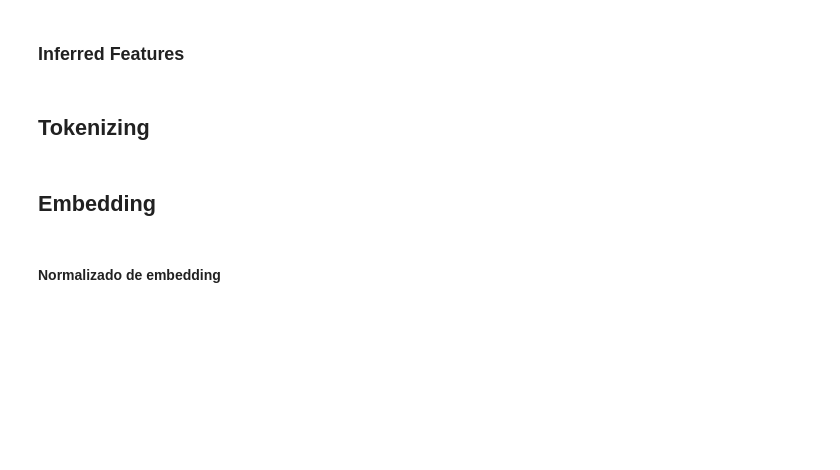
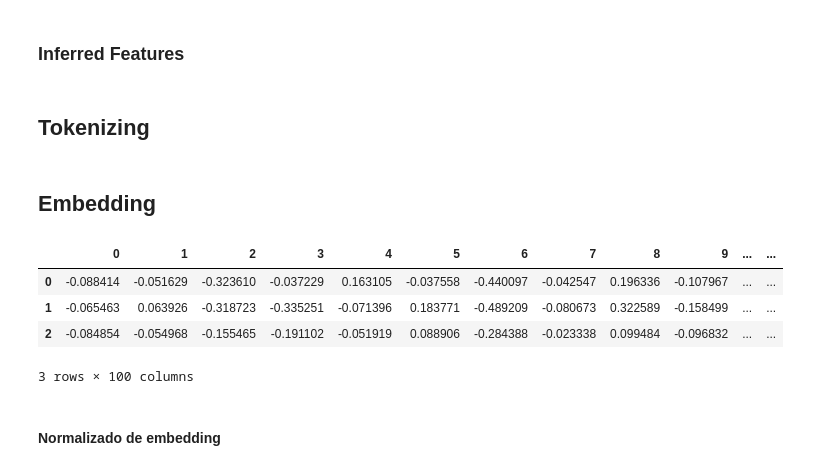
Before and after one commit to MrtC101/ia-2-uncuyo-2023, a Jupyter notebook: source/predict.ipynb, the cells around one changed output. Saved outputs shown, nothing was run; the diff lists cells and outputs as text; code cells hidden in the pictures; blank space fills up the shorter version.

```diff
--- a/source/predict.ipynb
+++ b/source/predict.ipynb
@@ -89,3 +87,8 @@ test_dataset = pd.read_csv("../../data/test_essays.csv")
+# %%
+test_dataset = pd.read_csv("../data/test_essays.csv")
+tokenizer = PreTrainedTokenizerFast.from_pretrained("../data/weight/preTrainedTokenizer/")
+doc_model = doc2vec.Doc2Vec.load("../data/weight/EmbeddingModel.bin")
+model = keras.models.load_model("../data/weight/DenseNetwork.keras")
 # %% [markdown]
 ## Tokenizing
 # %%
@@ -103,3 +100,14 @@ embeddings_test_dataset = pd.DataFrame(np.reshape(arr,(len(arr), 100)))
+# %%
+#load embeddings model
+embeddings_matrix = [doc_model.infer_vector(tokenList) for tokenList in tokenized_test["text"]]
+embeddings_test_dataset = pd.DataFrame(embeddings_matrix)
+embeddings_test_dataset
+# %% [output]
+|  | 0 | 1 | 2 | 3 | 4 | 5 | 6 | 7 | 8 | 9 | ... | ... |
+| 0 | -0.088414 | -0.051629 | -0.323610 | -0.037229 | 0.163105 | -0.037558 | -0.440097 | -0.042547 | 0.196336 | -0.107967 | ... | ... |
+| 1 | -0.065463 | 0.063926 | -0.318723 | -0.335251 | -0.071396 | 0.183771 | -0.489209 | -0.080673 | 0.322589 | -0.158499 | ... | ... |
+| 2 | -0.084854 | -0.054968 | -0.155465 | -0.191102 | -0.051919 | 0.088906 | -0.284388 | -0.023338 | 0.099484 | -0.096832 | ... | ... |
+3 rows × 100 columns
 # %% [markdown]
 #### Normalizado de embedding
 # %%
```
Also changed, not shown: parts of 11 cells of this notebook, 2 other files.
